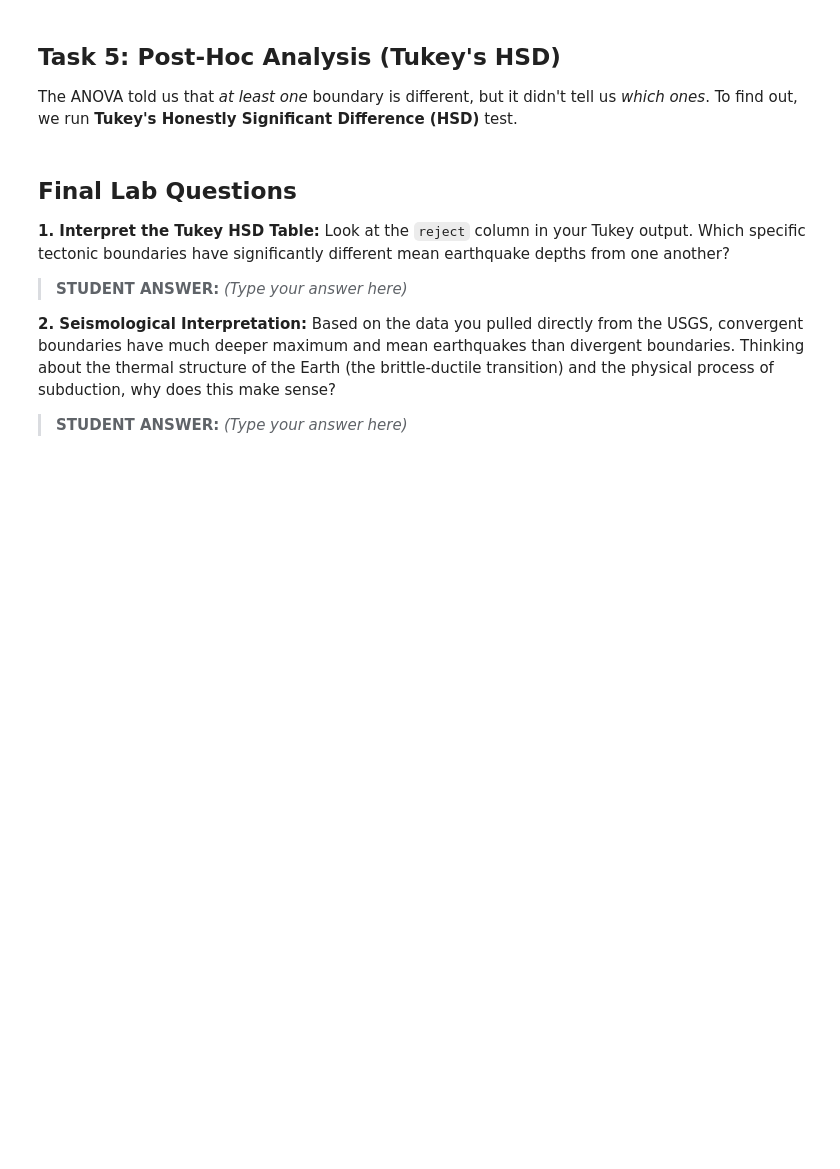
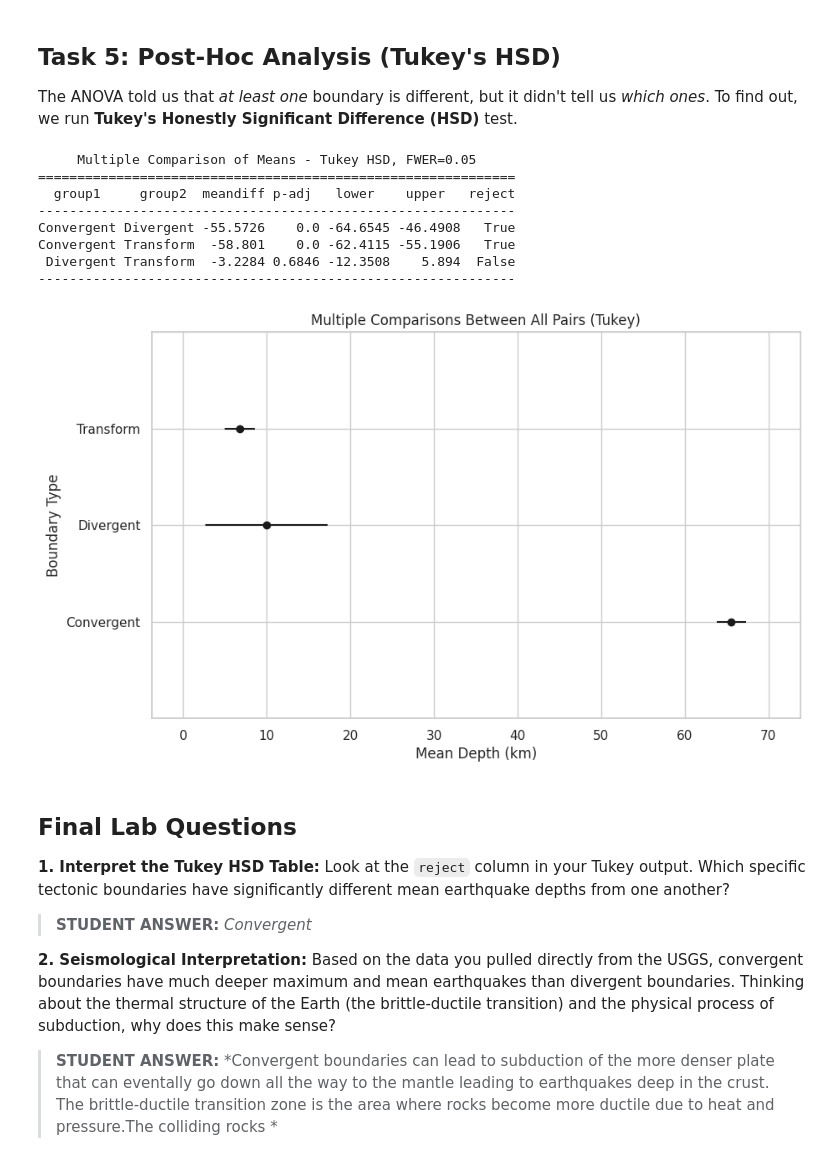
Before and after one commit to Hayden-Martin4250/Earthscience2245, a Jupyter notebook: ES2245_lab5.ipynb, the cells around one changed output. Drawn from its saved outputs; the diff is of its cells as text; code cells hidden in the pictures; blank space fills up the shorter version.

```diff
--- a/ES2245_lab5.ipynb
+++ b/ES2245_lab5.ipynb
@@ -246,25 +246,35 @@ The ANOVA told us that *at least one* boundary is different, but it didn't tell
 # %%
 # Run the Tukey HSD test using pairwise_tukeyhsd()
 # HINT for endog: Provide the column of continuous data from your main dataframe (df['Depth_km'])
 # HINT for groups: Provide the column of categorical data from your main dataframe (df['Boundary_Type'])
 
 # YOUR CODE HERE:
-tukey_results = pairwise_tukeyhsd(endog= ,
-                                  groups= ,
+tukey_results = pairwise_tukeyhsd(endog=df['Depth_km'],
+                                  groups=df['Boundary_Type'],
                                   alpha=0.05)
 
 print(tukey_results)
 
 # Plot the results
 fig = tukey_results.plot_simultaneous(xlabel="Mean Depth (km)", ylabel="Boundary Type")
+# %% [output]
+     Multiple Comparison of Means - Tukey HSD, FWER=0.05
+=============================================================
+  group1     group2  meandiff p-adj   lower    upper   reject
+-------------------------------------------------------------
+Convergent Divergent -55.5726    0.0 -64.6545 -46.4908   True
+Convergent Transform  -58.801    0.0 -62.4115 -55.1906   True
+ Divergent Transform  -3.2284 0.6846 -12.3508    5.894  False
+-------------------------------------------------------------
+[figure, added]
 # %% [markdown]
 ## Final Lab Questions
 
 
 
 **1. Interpret the Tukey HSD Table:** Look at the `reject` column in your Tukey output. Which specific tectonic boundaries have significantly different mean earthquake depths from one another?
-> **STUDENT ANSWER:** *(Type your answer here)*
+> **STUDENT ANSWER:** *Convergent*
 
 
 **2. Seismological Interpretation:** Based on the data you pulled directly from the USGS, convergent boundaries have much deeper maximum and mean earthquakes than divergent boundaries. Thinking about the thermal structure of the Earth (the brittle-ductile transition) and the physical process of subduction, why does this make sense?
-> **STUDENT ANSWER:** *(Type your answer here)*
+> **STUDENT ANSWER:** *Convergent boundaries can lead to subduction of the more denser plate that can eventally go down all the way to the mantle leading to earthquakes deep in the crust. The brittle-ductile transition zone is the area where rocks become more ductile due to heat and pressure.The colliding rocks  *
```
